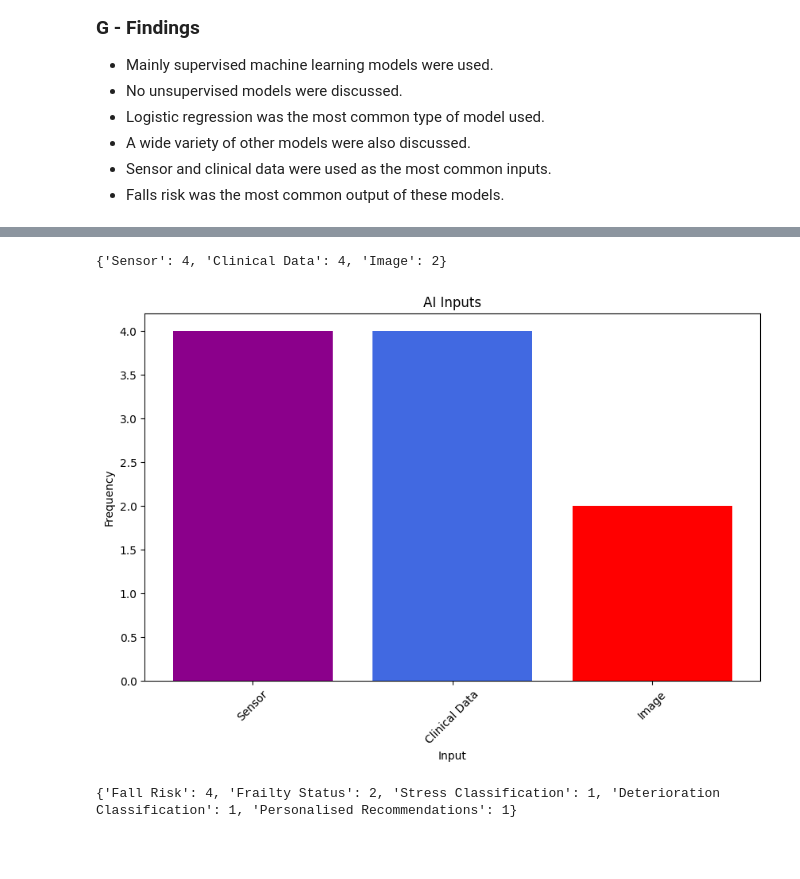
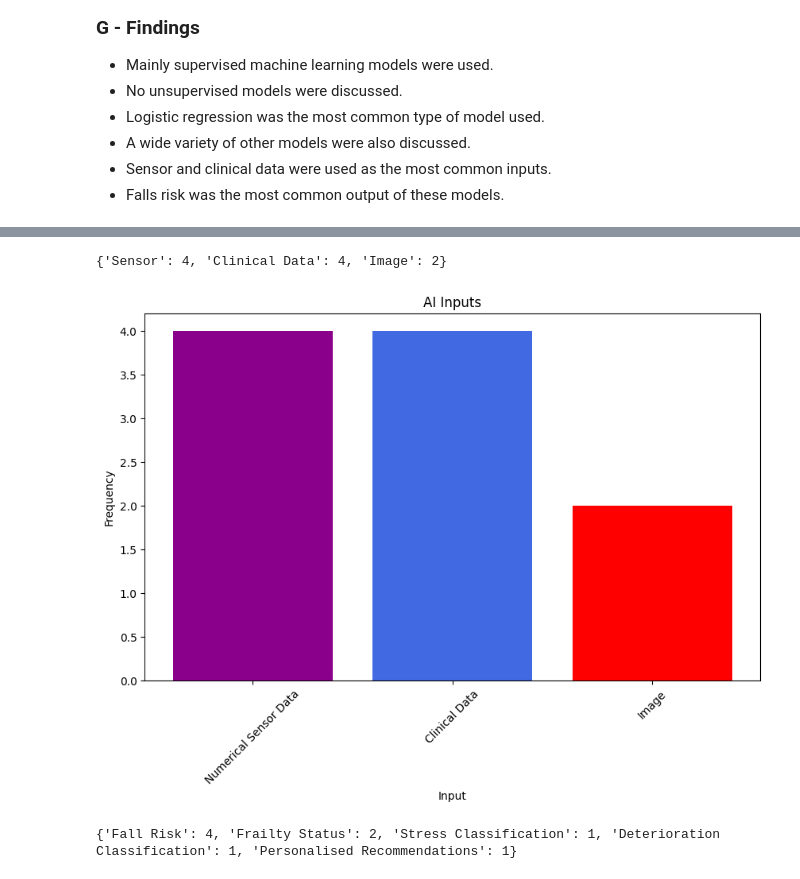
Before and after one commit to isabel-ronan/reviewNursingHomeAI, a Jupyter notebook: expert_systems/data_analysis.ipynb, the cells around one changed output, grey strips where cells are left out. Saved outputs shown, nothing was run; the diff lists cells and outputs as text; code cells hidden in the pictures; blank space fills up the shorter version.

Commit message:
clean-files-and-data

```diff
--- a/expert_systems/data_analysis.ipynb
+++ b/expert_systems/data_analysis.ipynb
@@ -281,20 +281,20 @@ plt.show();
 # %%
 ## AI inputs
 ml_input = dict(Counter(remove_and(parsifal_df["Input"])))
 ml_input = dict(sorted(ml_input.items(), key=lambda item: item[1], reverse=True))
 print(ml_input)
 # Plotting
 plt.figure(figsize=(10, 6))
-plt.bar(ml_input.keys(), ml_input.values(), color=["darkmagenta",'royalblue', "red", "dimgrey",  "black", 'orangered', 'seagreen', "saddlebrown", 'slateblue',])
+plt.bar(['Numerical Sensor Data', 'Clinical Data', 'Image'], ml_input.values(), color=["darkmagenta",'royalblue', "red", "dimgrey",  "black", 'orangered', 'seagreen', "saddlebrown", 'slateblue',])
 plt.xlabel('Input')
 plt.ylabel('Frequency')
 plt.title('AI Inputs')
 plt.xticks(rotation=45)
 plt.savefig("./graphs/AIInputBarChart.png", bbox_inches='tight')
 plt.show();
 # %% [output]
 {'Sensor': 4, 'Clinical Data': 4, 'Image': 2}
-[figure, old version]
+[figure, new version]
 # %%
 ## ml inputs
 ml_output = dict(Counter(remove_and(parsifal_df["Output"])))
```
Also changed, not shown: parts of 5 cells of this notebook, 26 other files.
